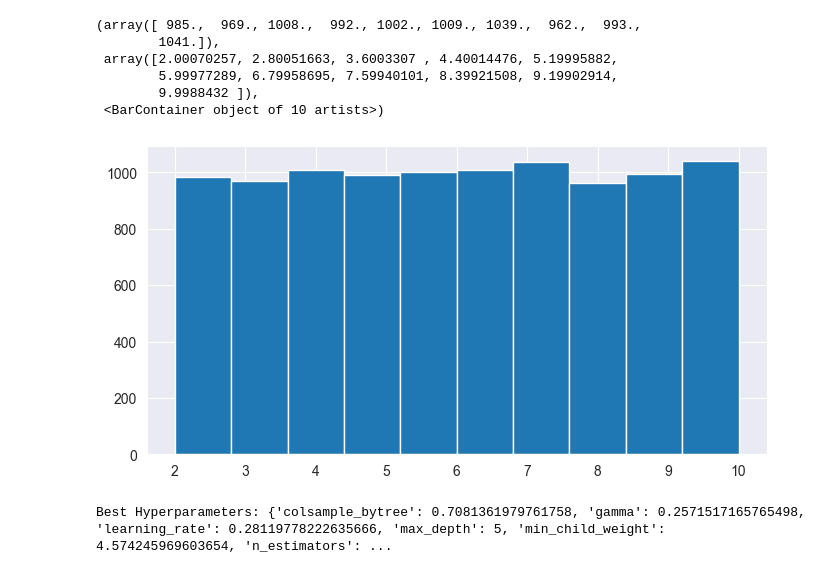
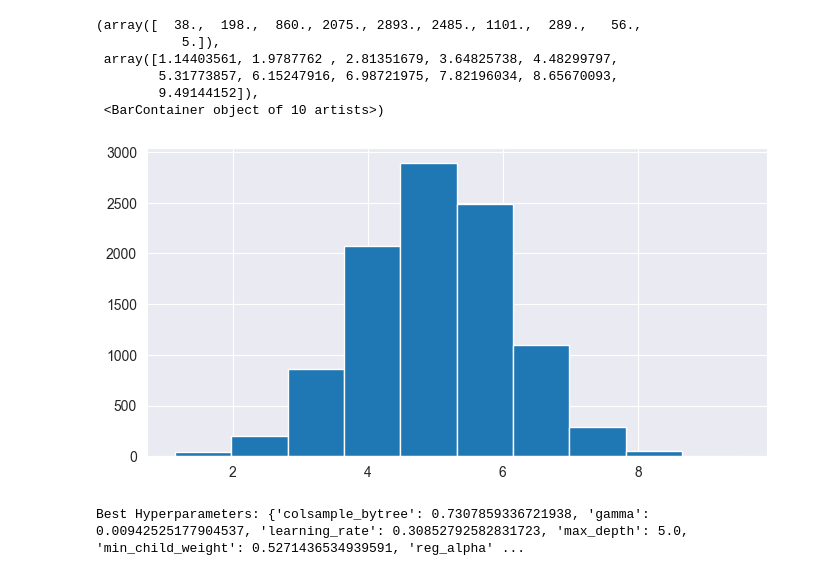
Before and after one commit to kamil0920/aws_football, a Jupyter notebook: local/hypertunning_model.ipynb, the cells around one changed output. Saved outputs shown, nothing was run; the diff lists cells and outputs as text; code cells hidden in the pictures.

```diff
--- a/local/hypertunning_model.ipynb
+++ b/local/hypertunning_model.ipynb
@@ -210,57 +193,58 @@ def hyperparameter_tuning(space: Dict[str, Union[float, int]],
 # %%
 from hyperopt import hp, pyll
+
 # hp.loguniform('min_child_weight', -1, 3)
-uniform_vals = [pyll.stochastic.sample(hp.uniform('value', 2, 10))
+# uniform_vals = [pyll.stochastic.sample(hp.normal('value', 0.3, 0.06))
+uniform_vals = [pyll.stochastic.sample(hp.normal('min_child_weight', 5, 1.1))
                 for _ in range(10_000)]
 fig, ax = plt.subplots(figsize=(8, 4))
 ax.hist(uniform_vals)
 # %% [output]
-(array([ 985.,  969., 1008.,  992., 1002., 1009., 1039.,  962.,  993.,
-        1041.]),
- array([2.00070257, 2.80051663, 3.6003307 , 4.40014476, 5.19995882,
-        5.99977289, 6.79958695, 7.59940101, 8.39921508, 9.19902914,
-        9.9988432 ]),
+(array([  38.,  198.,  860., 2075., 2893., 2485., 1101.,  289.,   56.,
+           5.]),
+ array([1.14403561, 1.9787762 , 2.81351679, 3.64825738, 4.48299797,
+        5.31773857, 6.15247916, 6.98721975, 7.82196034, 8.65670093,
+        9.49144152]),
  <BarContainer object of 10 artists>)
-[figure, old version]
+[figure, new version]
 # %%
 options_learning_rate = {
     'learning_rate': hp.loguniform('learning_rate', -5, 0)
     # Best Hyperparameters: {'learning_rate': 0.1640487517918771}
 }
 
-options = {
-    'eta': 0.300,  # Default is 0.3, so we search around it
-    'max_depth': 6,  # Default is 6, so we stay close
-    'min_child_weight': hp.uniform('min_child_weight', 1, 10),  # Default is 1, we allow it to go up
-    'gamma': hp.uniform('gamma', 0, 5),  # Default is 0, but we explore a range up to 5
-    'subsample': hp.uniform('subsample', 0.5, 1.0),  # Default is 1, we explore down to 0.5
-    'colsample_bytree': hp.uniform('colsample_bytree', 0.5, 1.0),  # Default is 1, we explore down to 0.5
-    'reg_alpha': hp.uniform('reg_alpha', 0, 1),  # Default is 0, exploring up to 1 for L1 regularization
-    'reg_lambda': hp.uniform('reg_lambda', 1, 3),  # Default is 1, exploring up to 3 for L2 regularization
-}
+# options = {
+#     'eta': 0.300,  # Default is 0.3, so we search around it
+#     'max_depth': 6,  # Default is 6, so we stay close
+#     'min_child_weight': hp.uniform('min_child_weight', 1, 10),  # Default is 1, we allow it to go up
+#     'gamma': hp.uniform('gamma', 0, 5),  # Default is 0, but we explore a range up to 5
+#     'subsample': hp.uniform('subsample', 0.5, 1.0),  # Default is 1, we explore down to 0.5
+#     'colsample_bytree': hp.uniform('colsample_bytree', 0.5, 1.0),  # Default is 1, we explore down to 0.5
+#     'reg_alpha': hp.uniform('reg_alpha', 0, 1),  # Default is 0, exploring up to 1 for L1 regularization
+#     'reg_lambda': hp.uniform('reg_lambda', 1, 3),  # Default is 1, exploring up to 3 for L2 regularization
+# }
 
-params_dict = {
-    'max_depth': hp.choice('max_depth', range(3, 10)),
-    'learning_rate': hp.uniform('learning_rate', 0.1, 0.4),
-    'n_estimators': hp.choice('n_estimators', range(100, 1000)),
-    'min_child_weight': hp.uniform('min_child_weight', 1, 10),
-    'gamma': hp.uniform('gamma', 0.1, 1.0),
-    'subsample': hp.uniform('subsample', 0.5, 1),
-    'colsample_bytree': hp.uniform('colsample_bytree', 0.5, 1),
-}
-
+options = {'max_depth': hp.quniform('max_depth', 3, 12, 1),  # tree
+           'min_child_weight': hp.normal('min_child_weight', 0.5, 0.1),
+           'subsample': hp.normal('subsample', 0.9, 0.03),  # stochastic
+           'colsample_bytree': hp.uniform('colsample_bytree', 0.5, 1),
+           'reg_alpha': hp.normal('reg_alpha', 5, 1.2),
+           'reg_lambda': hp.normal('reg_lambda', 5, 1.2),
+           'gamma': hp.loguniform('gamma', -10, 10),  # regularization
+           'learning_rate': hp.normal('learning_rate', 0.3, 0.06),  # boosting
+           }
 
 trials = Trials()
 
-best = fmin(fn=lambda space: hyperparameter_tuning(space, X_train, y_train, X_val, y_val, 20, f1_score),
-            space=params_dict,
+best = fmin(fn=lambda space: hyperparameter_tuning(space, X_train, y_train, X_val, y_val, f1_score),
+            space=options,
             algo=tpe.suggest,
             max_evals=400,
             trials=trials)
 
 print("Best Hyperparameters:", best)
 # %% [output]
-Best Hyperparameters: {'colsample_bytree': 0.7081361979761758, 'gamma': 0.2571517165765498, 'learning_rate': 0.28119778222635666, 'max_depth': 5, 'min_child_weight': 4.574245969603654, 'n_estimators': ...
+Best Hyperparameters: {'colsample_bytree': 0.7307859336721938, 'gamma': 0.00942525177904537, 'learning_rate': 0.30852792582831723, 'max_depth': 5.0, 'min_child_weight': 0.5271436534939591, 'reg_alpha' ...
 # %%
 hyper2hr = trial2df(trials)
 # %%
```
Also changed, not shown: parts of 21 cells of this notebook.
